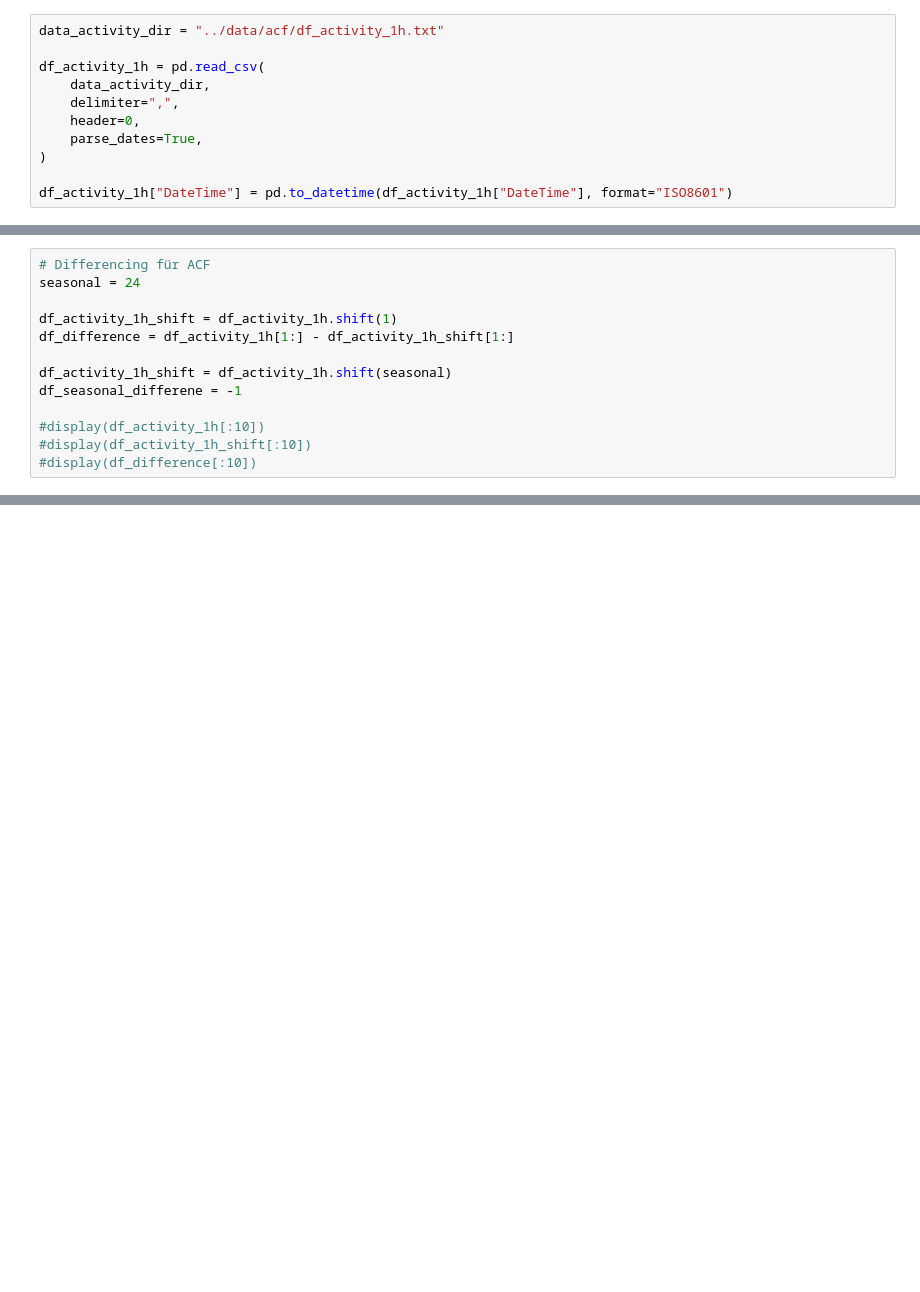
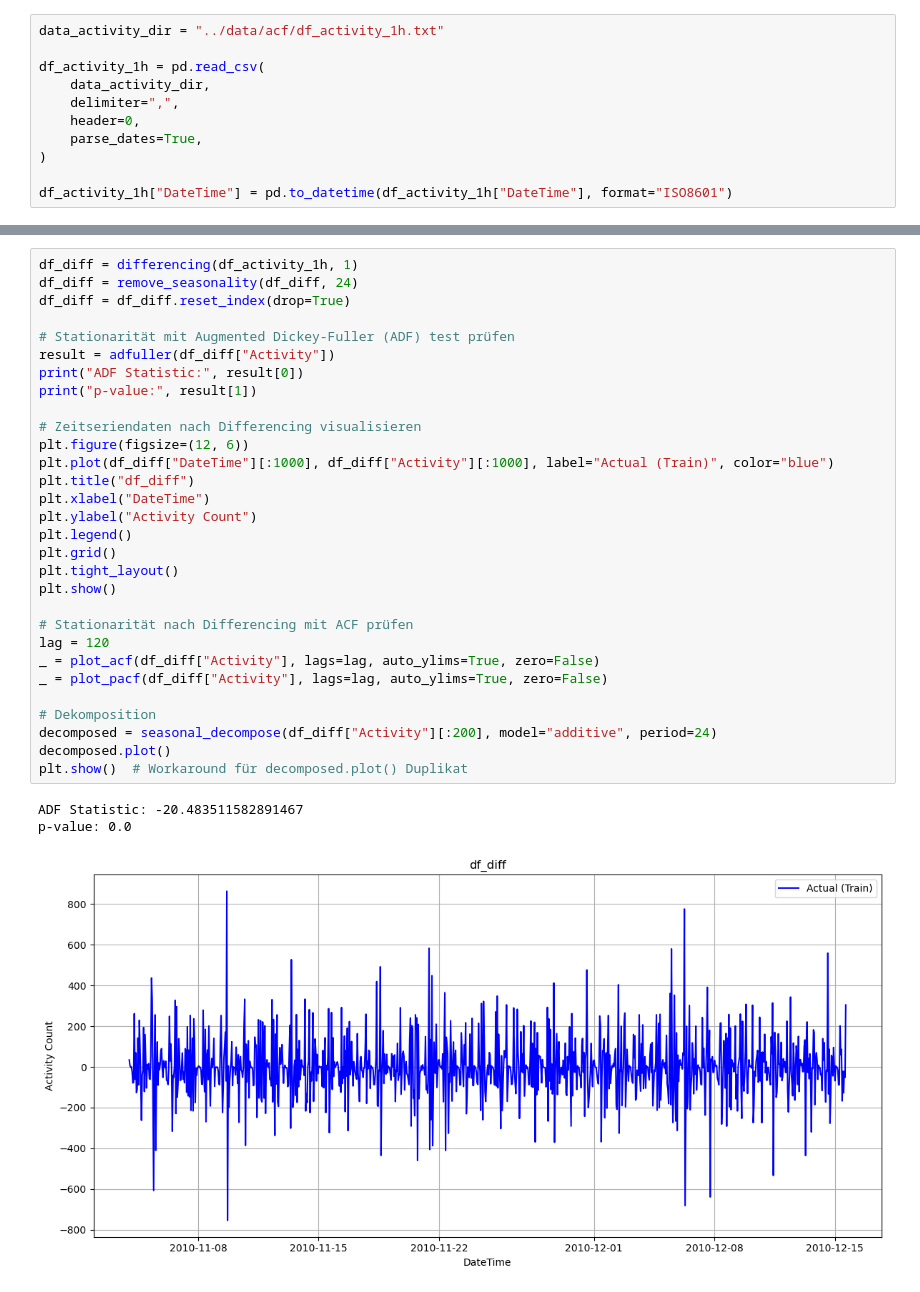
Before and after one commit to ddening/ambient-assisted-living, a Jupyter notebook: src/sarima.ipynb, the cells around one changed output, grey strips where cells are left out. Saved outputs shown, nothing was run; the diff lists cells and outputs as text; blank space fills up the shorter version.

```diff
--- a/src/sarima.ipynb
+++ b/src/sarima.ipynb
@@ -48,13 +47,0 @@ p = ?, q = ?, P = ?, Q = ?
-# %%
-# Differencing für ACF
-seasonal = 24
-
-df_activity_1h_shift = df_activity_1h.shift(1)
-df_difference = df_activity_1h[1:] - df_activity_1h_shift[1:]
-
-df_activity_1h_shift = df_activity_1h.shift(seasonal)
-df_seasonal_differene = -1
-
-#display(df_activity_1h[:10])
-#display(df_activity_1h_shift[:10])
-#display(df_difference[:10])
@@ -100,0 +138,34 @@ _ = plot_pacf(df_difference["Activity"], lags=240, auto_ylims=True, zero= False)
+# %%
+df_diff = differencing(df_activity_1h, 1)
+df_diff = remove_seasonality(df_diff, 24)
+df_diff = df_diff.reset_index(drop=True)
+
+# Stationarität mit Augmented Dickey-Fuller (ADF) test prüfen
+result = adfuller(df_diff["Activity"])
+print("ADF Statistic:", result[0])
+print("p-value:", result[1])
+
+# Zeitseriendaten nach Differencing visualisieren
+plt.figure(figsize=(12, 6))
+plt.plot(df_diff["DateTime"][:1000], df_diff["Activity"][:1000], label="Actual (Train)", color="blue")
+plt.title("df_diff")
+plt.xlabel("DateTime")
+plt.ylabel("Activity Count")
+plt.legend()
+plt.grid()
+plt.tight_layout()
+plt.show()
+
+# Stationarität nach Differencing mit ACF prüfen
+lag = 120
+_ = plot_acf(df_diff["Activity"], lags=lag, auto_ylims=True, zero=False)
+_ = plot_pacf(df_diff["Activity"], lags=lag, auto_ylims=True, zero=False)
+
+# Dekomposition
+decomposed = seasonal_decompose(df_diff["Activity"][:200], model="additive", period=24)
+decomposed.plot()
+plt.show()  # Workaround für decomposed.plot() Duplikat
+# %% [output]
+ADF Statistic: -20.483511582891467
+p-value: 0.0
+[figure, added]
```
Also changed, not shown: parts of 24 cells of this notebook.
